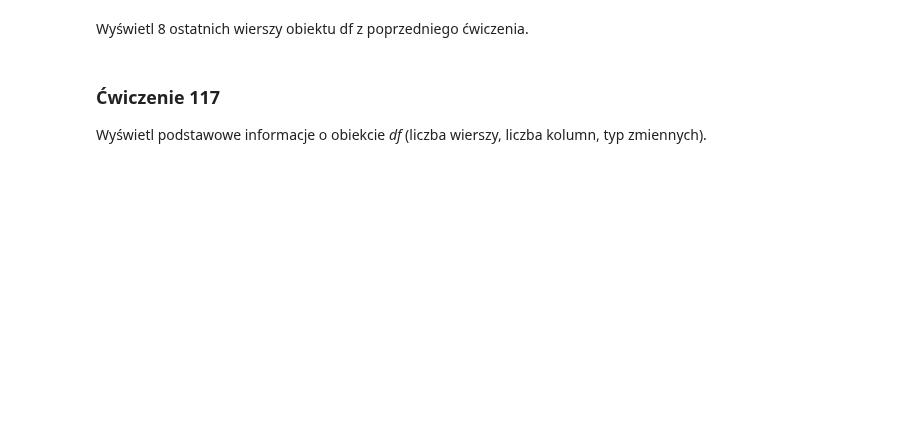
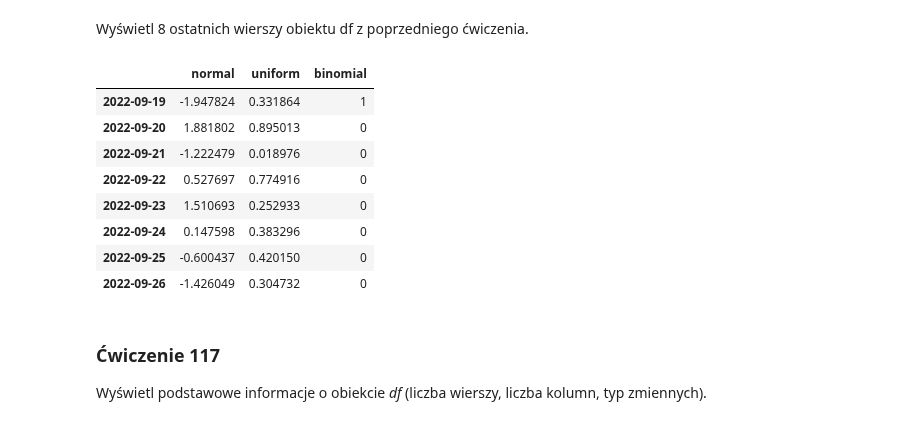
Before and after one commit to LucjanSakowicz/data-science-bootcamp, a Jupyter notebook: 09_exercises/111_120_exercises.ipynb, the cells around one changed output. Cells and saved outputs as stored; diff of their text form; code cells hidden in the pictures; blank space fills up the shorter version.

```diff
--- a/09_exercises/111_120_exercises.ipynb
+++ b/09_exercises/111_120_exercises.ipynb
@@ -226,3 +249,15 @@ Wyświetl 8 ostatnich wierszy obiektu df z poprzedniego ćwiczenia.
+# %%
+df.tail(8)
+# %% [output]
+|  | normal | uniform | binomial |
+| 2022-09-19 | -1.947824 | 0.331864 | 1 |
+| 2022-09-20 | 1.881802 | 0.895013 | 0 |
+| 2022-09-21 | -1.222479 | 0.018976 | 0 |
+| 2022-09-22 | 0.527697 | 0.774916 | 0 |
+| 2022-09-23 | 1.510693 | 0.252933 | 0 |
+| 2022-09-24 | 0.147598 | 0.383296 | 0 |
+| 2022-09-25 | -0.600437 | 0.420150 | 0 |
+| 2022-09-26 | -1.426049 | 0.304732 | 0 |
 # %% [markdown]
 ### <a name='7'></a> Ćwiczenie 117
 Wyświetl podstawowe informacje o obiekcie _df_ (liczba wierszy, liczba kolumn, typ zmiennych).
```
Also changed, not shown: parts of 10 cells of this notebook.
